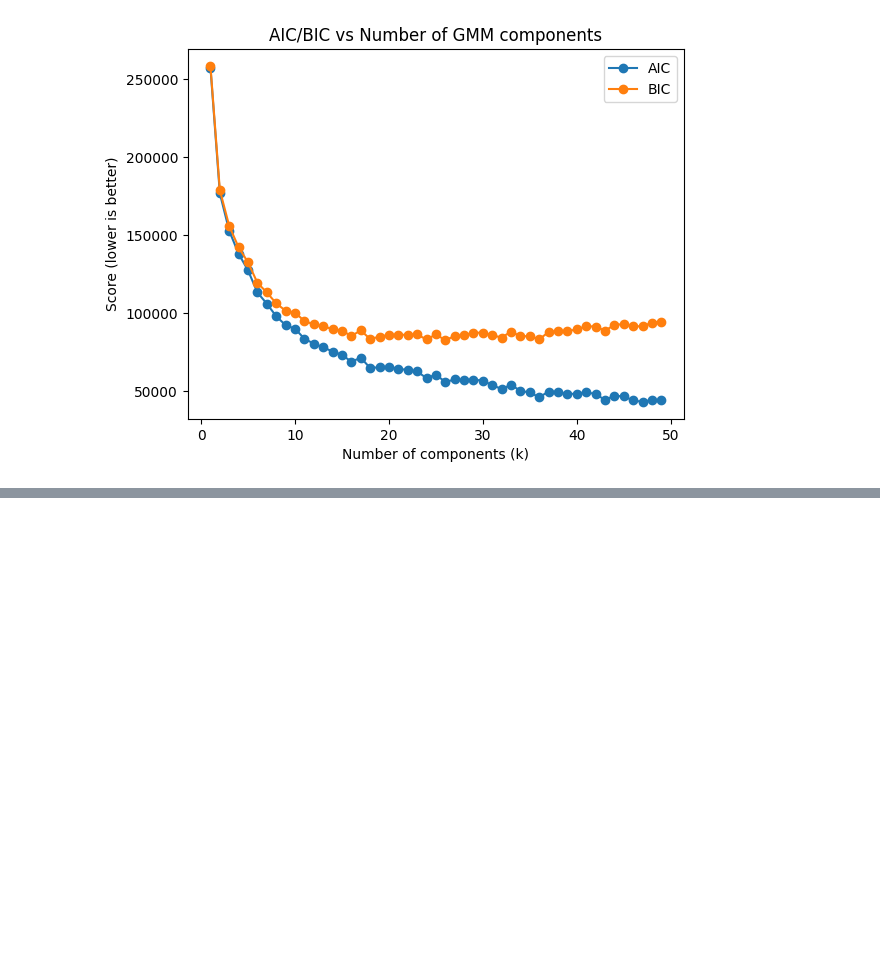
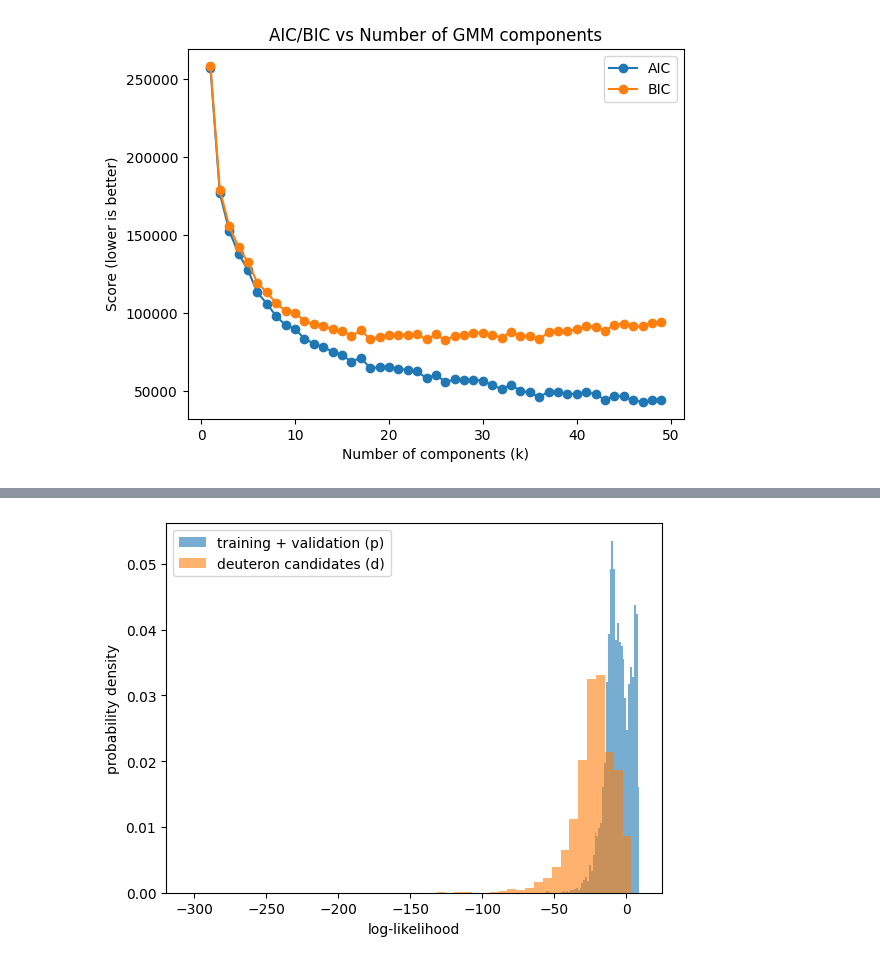
Before and after one commit to mohummudh/proton-deuteron, a Jupyter notebook: notebooks/autoencoder/latent.ipynb, the cells around one changed output, grey strips where cells are left out. Cells and saved outputs as stored; diff of their text form; code cells hidden in the pictures; blank space fills up the shorter version.

```diff
--- a/notebooks/autoencoder/latent.ipynb
+++ b/notebooks/autoencoder/latent.ipynb
@@ -244,0 +244,9 @@ plt.show()
+# %%
+plt.hist(logL_p, bins=50, density=True, alpha=0.6, label='training + validation (p)')
+plt.hist(logL_d, bins=50, density=True, alpha=0.6, label='deuteron candidates (d)')
+plt.xlabel('log-likelihood')
+plt.ylabel('probability density')
+plt.legend()
+plt.show()
+# %% [output]
+[figure, added]
```
Also changed, not shown: parts of 7 cells of this notebook.
